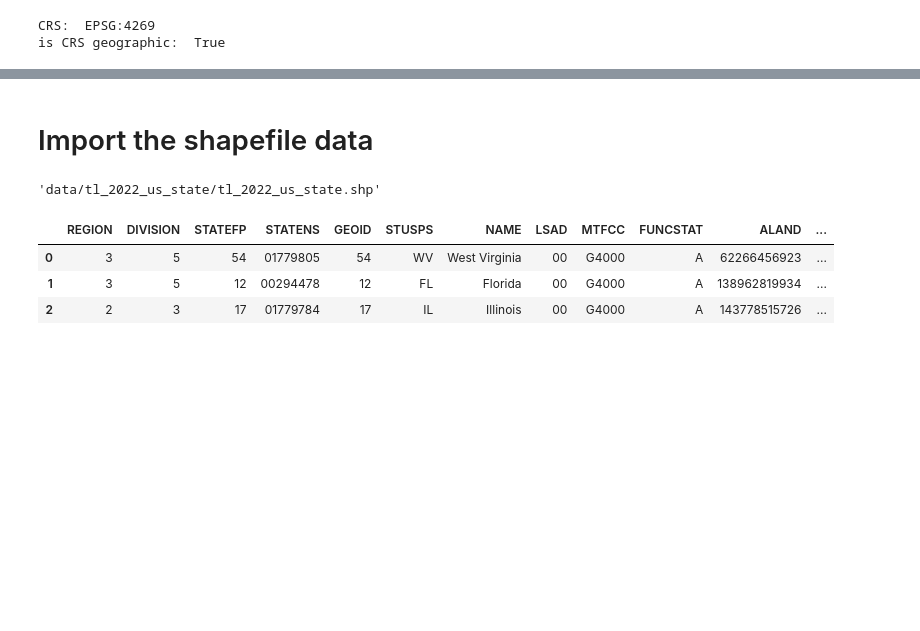
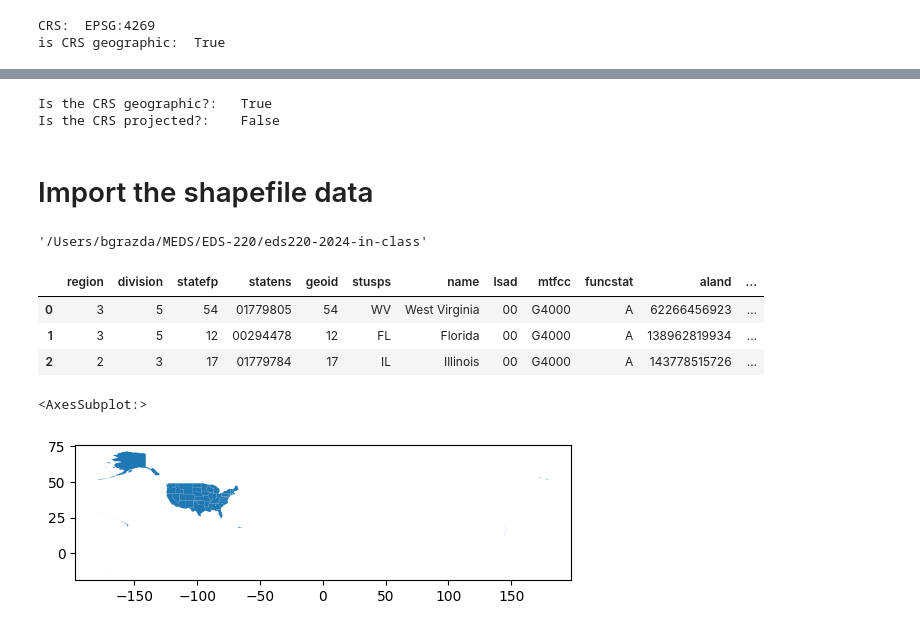
Before and after one commit to bgrazda/eds220-2024-in-class, a Jupyter notebook: week5-csv-to-geodf.ipynb, the cells around one changed output, grey strips where cells are left out. Saved outputs shown, nothing was run; the diff lists cells and outputs as text; code cells hidden in the pictures; blank space fills up the shorter version.

```diff
--- a/week5-csv-to-geodf.ipynb
+++ b/week5-csv-to-geodf.ipynb
@@ -53,15 +81,37 @@ power_plants.plot(column = 'primsource')
+# %%
+# Set the label width to 25 characters, aligning the answers
+print(f"{'Is the CRS geographic?:':<25} {power_plants.crs.is_geographic}")
+print(f"{'Is the CRS projected?:':<25} {power_plants.crs.is_projected}")
+# %% [output]
+Is the CRS geographic?:   True
+Is the CRS projected?:    False
 # %% [markdown]
 # Import the shapefile data
-# %%
-fp = os.path.join('data/tl_2022_us_state/tl_2022_us_state.shp')
-fp
-# %% [output]
-'data/tl_2022_us_state/tl_2022_us_state.shp'
-# %%
-states = gpd.read_file(fp)
-states.head(3)
-# %% [output]
-|  | REGION | DIVISION | STATEFP | STATENS | GEOID | STUSPS | NAME | LSAD | MTFCC | FUNCSTAT | ALAND | ... |
-| 0 | 3 | 5 | 54 | 01779805 | 54 | WV | West Virginia | 00 | G4000 | A | 62266456923 | ... |
-| 1 | 3 | 5 | 12 | 00294478 | 12 | FL | Florida | 00 | G4000 | A | 138962819934 | ... |
-| 2 | 2 | 3 | 17 | 01779784 | 17 | IL | Illinois | 00 | G4000 | A | 143778515726 | ... |
+# %%
+os.getcwd()
+# %% [output]
+'/Users/bgrazda/MEDS/EDS-220/eds220-2024-in-class'
+# %%
+# Create absolute filepath to data
+fp = os.path.join('/',
+                  'courses',
+                  'EDS220',
+                  'data',
+                  'tl_2022_us_state',
+                 'tl_2022_us_state.shp')
+states = gpd.read_file(fp)
+
+# Simplify column names
+states.columns = states.columns.str.lower()
+
+states.head(3)
+# %% [output]
+|  | region | division | statefp | statens | geoid | stusps | name | lsad | mtfcc | funcstat | aland | ... |
+| 0 | 3 | 5 | 54 | 01779805 | 54 | WV | West Virginia | 00 | G4000 | A | 62266456923 | ... |
+| 1 | 3 | 5 | 12 | 00294478 | 12 | FL | Florida | 00 | G4000 | A | 138962819934 | ... |
+| 2 | 2 | 3 | 17 | 01779784 | 17 | IL | Illinois | 00 | G4000 | A | 143778515726 | ... |
+# %%
+states.plot()
+# %% [output]
+<AxesSubplot:>
+[figure, added]
```
Also changed, not shown: parts of 29 cells of this notebook.
